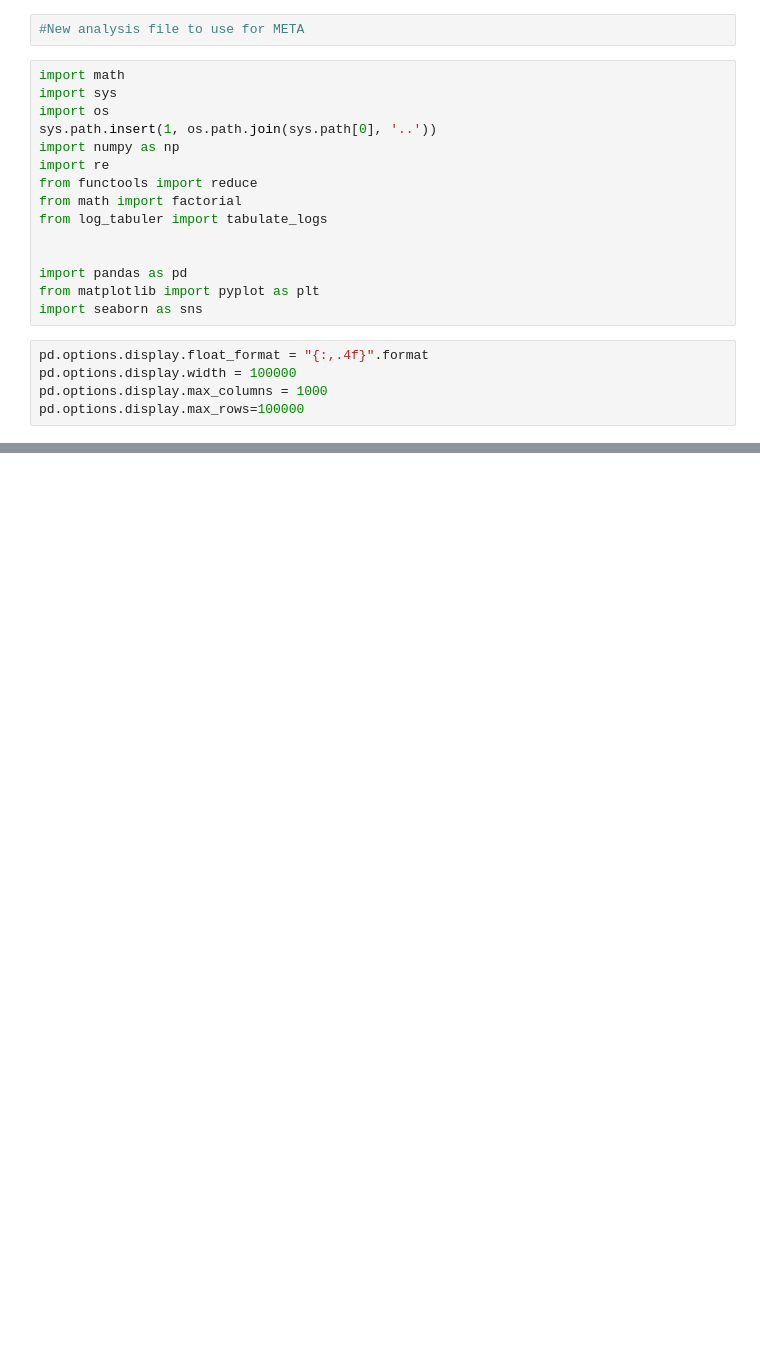
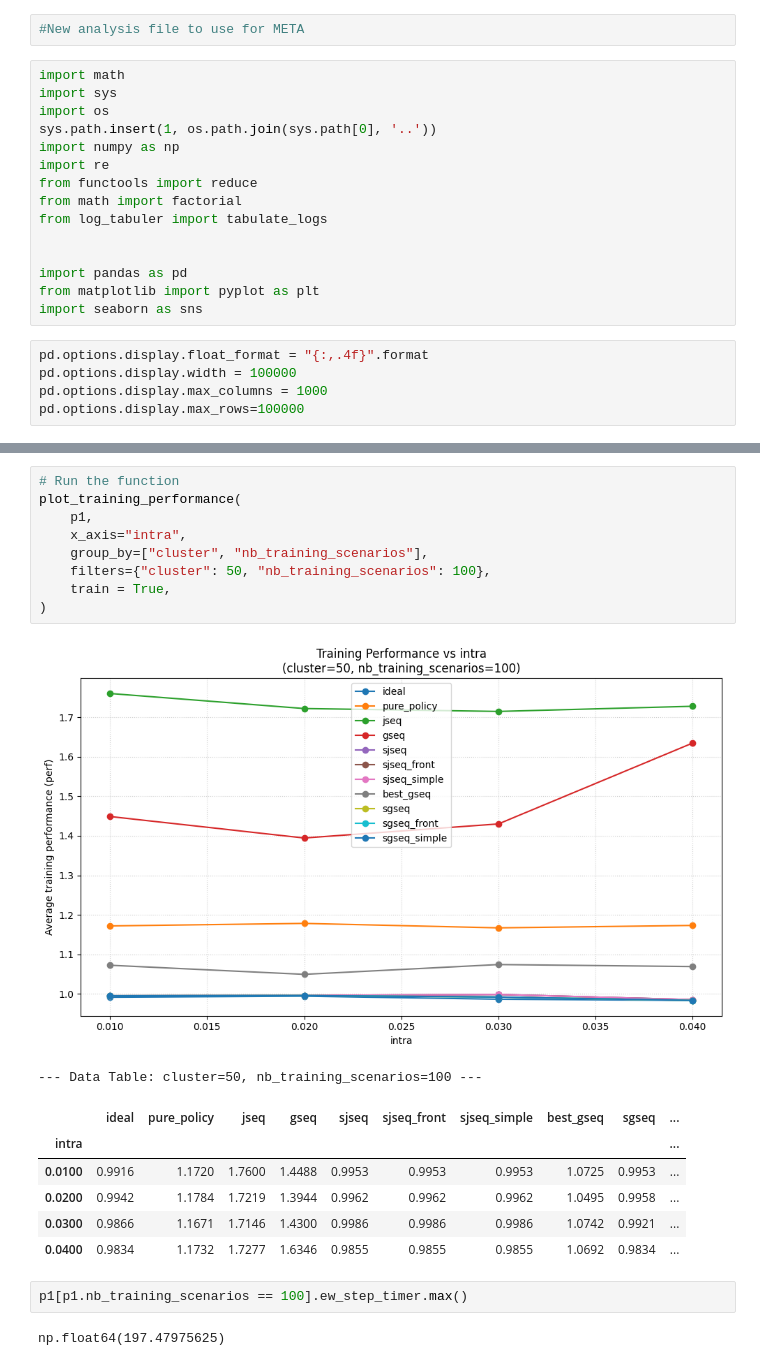
Before and after one commit to lriviere-dev/meta-scheduling, a Jupyter notebook: Results/Analyse_Experiments.ipynb, the cells around one changed output, grey strips where cells are left out. Cells and saved outputs as stored; diff of their text form; blank space fills up the shorter version.

```diff
--- a/Results/Analyse_Experiments.ipynb
+++ b/Results/Analyse_Experiments.ipynb
@@ -257,0 +709,22 @@ display(table_df)
+# %%
+# Run the function
+plot_training_performance(
+    p1,
+    x_axis="intra",
+    group_by=["cluster", "nb_training_scenarios"],
+    filters={"cluster": 50, "nb_training_scenarios": 100},
+    train = True,
+)
+# %% [output]
+[figure, added]
+--- Data Table: cluster=50, nb_training_scenarios=100 ---
+|  | ideal | pure_policy | jseq | gseq | sjseq | sjseq_front | sjseq_simple | best_gseq | sgseq | ... |
+| intra |  |  |  |  |  |  |  |  |  | ... |
+| 0.0100 | 0.9916 | 1.1720 | 1.7600 | 1.4488 | 0.9953 | 0.9953 | 0.9953 | 1.0725 | 0.9953 | ... |
+| 0.0200 | 0.9942 | 1.1784 | 1.7219 | 1.3944 | 0.9962 | 0.9962 | 0.9962 | 1.0495 | 0.9958 | ... |
+| 0.0300 | 0.9866 | 1.1671 | 1.7146 | 1.4300 | 0.9986 | 0.9986 | 0.9986 | 1.0742 | 0.9921 | ... |
+| 0.0400 | 0.9834 | 1.1732 | 1.7277 | 1.6346 | 0.9855 | 0.9855 | 0.9855 | 1.0692 | 0.9834 | ... |
+# %%
+p1[p1.nb_training_scenarios == 100].ew_step_timer.max()
+# %% [output]
+np.float64(197.47975625)
```
Also changed, not shown: parts of 22 cells of this notebook.
